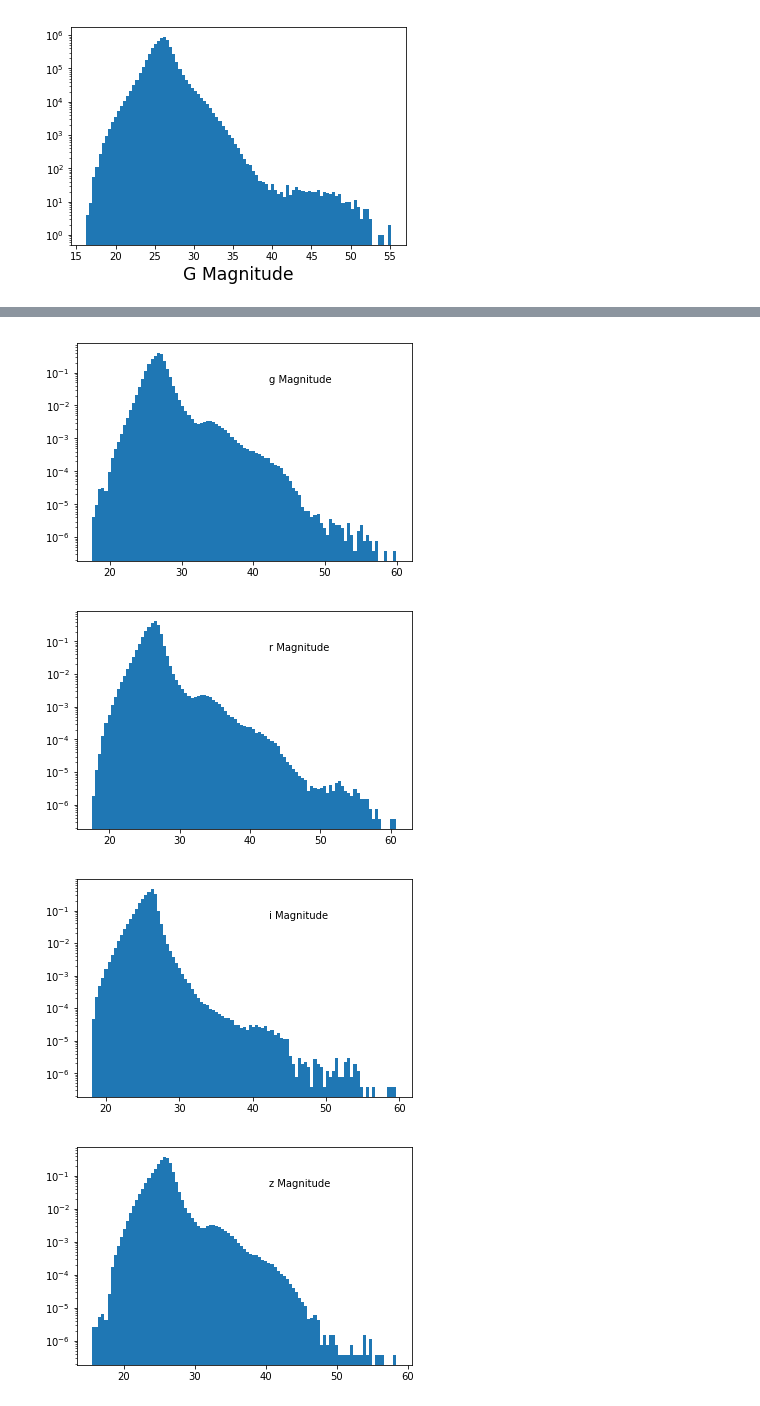
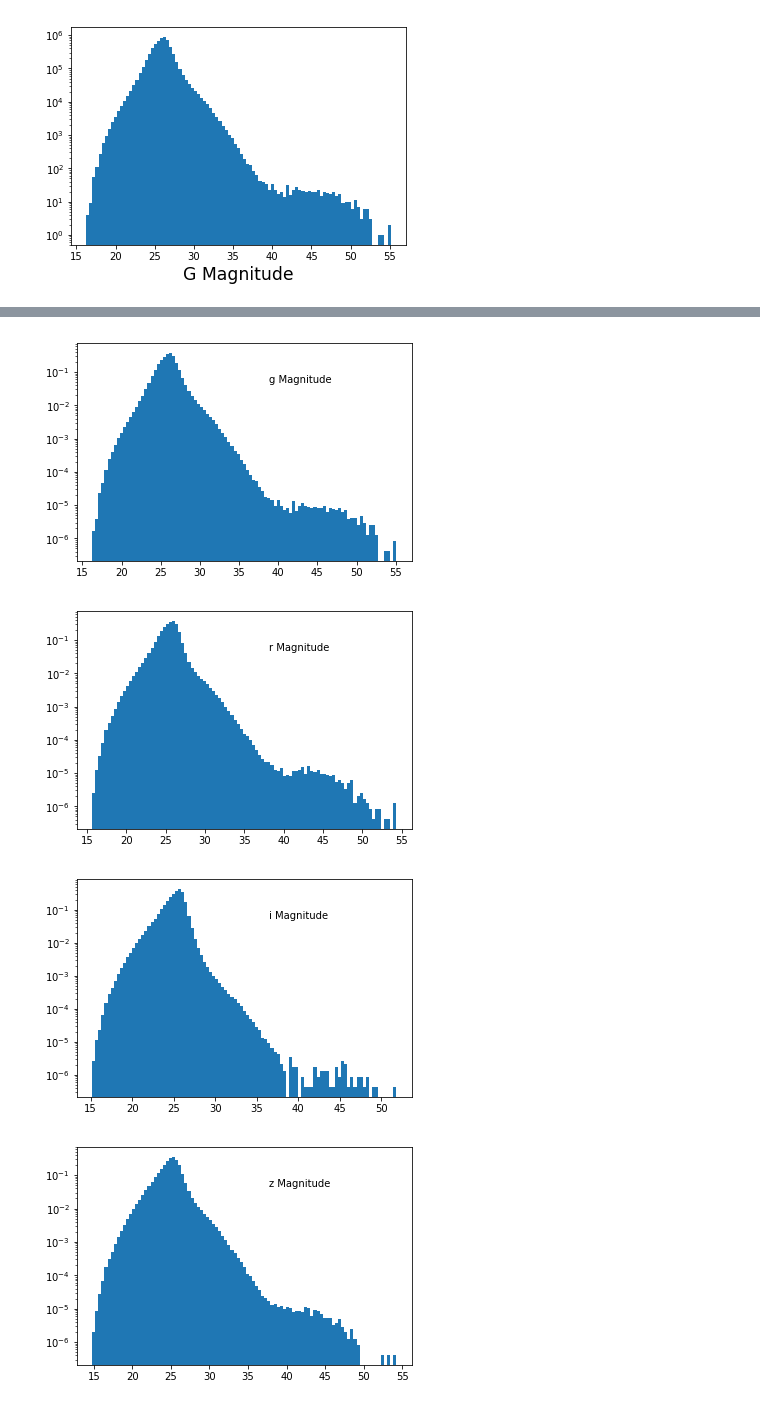
Before and after one commit to LSSTDESC/DEHSC_LSS, a Jupyter notebook: SampleDiagnosticsForHSCDR1.ipynb, the cells around one changed output, grey strips where cells are left out. Saved outputs shown, nothing was run; the diff lists cells and outputs as text; code cells hidden in the pictures.

```diff
--- a/SampleDiagnosticsForHSCDR1.ipynb
+++ b/SampleDiagnosticsForHSCDR1.ipynb
@@ -116,7 +116,7 @@ def histogram_column_finite_vals(table_data, column_label, annotation) :
     plt.annotate(annotation, (0.6,0.8), xycoords='figure fraction')
 
 for column_label, annotation in \
-    zip([c+'cmodel_mag for c in ['g', 'r', 'i', 'z', 'y']],
+    zip([c+'cmodel_flux' for c in ['g', 'r', 'i', 'z', 'y']],
         [c+' Flux' for c in ['g', 'r', 'i', 'z', 'y']]) :
         histogram_column_finite_vals(table_data, column_label, annotation)
         plt.show()
@@ -129,11 +129,11 @@ for column_label, annotation in \
 # %%
 for column_label, annotation in \
-    zip([c+'mag_aperture10' for c in ['g', 'r', 'i', 'z', 'y']],
+    zip([c+'cmodel_mag' for c in ['g', 'r', 'i', 'z', 'y']],
         [c+' Magnitude' for c in ['g', 'r', 'i', 'z', 'y']]) :
         histogram_column_finite_vals(table_data, column_label, annotation)
         plt.show()
 # %% [output]
-[figure, old version]
+[figure, new version]
-[figure, old version]
+[figure, new version]
-[figure, old version]
+[figure, new version]
-[figure, old version]
+[figure, new version]
```
Also changed, not shown: parts of 5 cells of this notebook.
